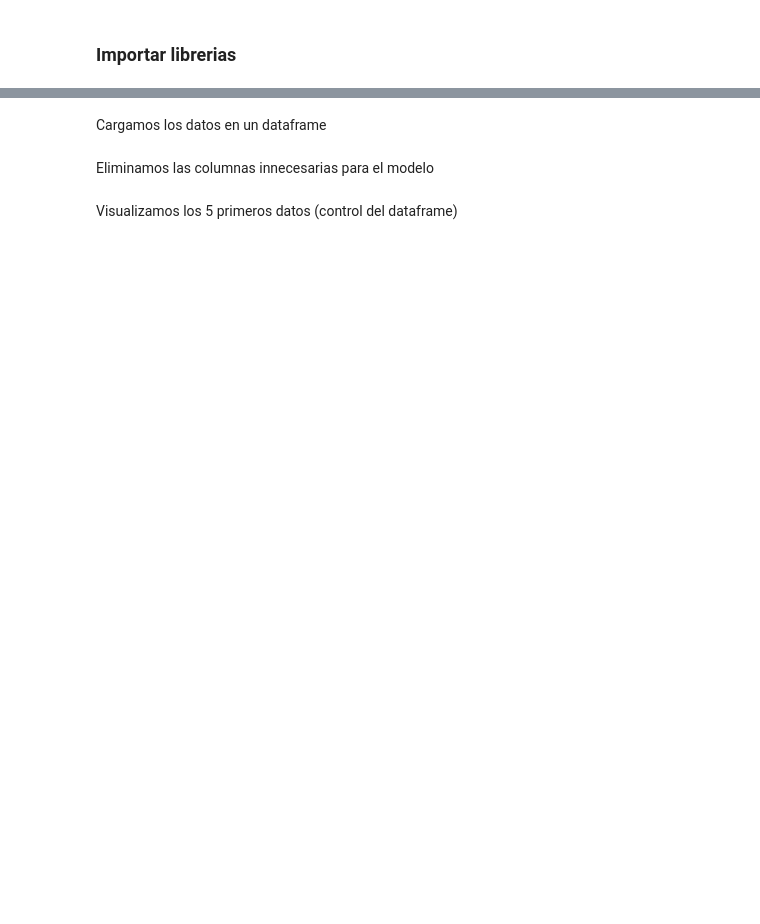
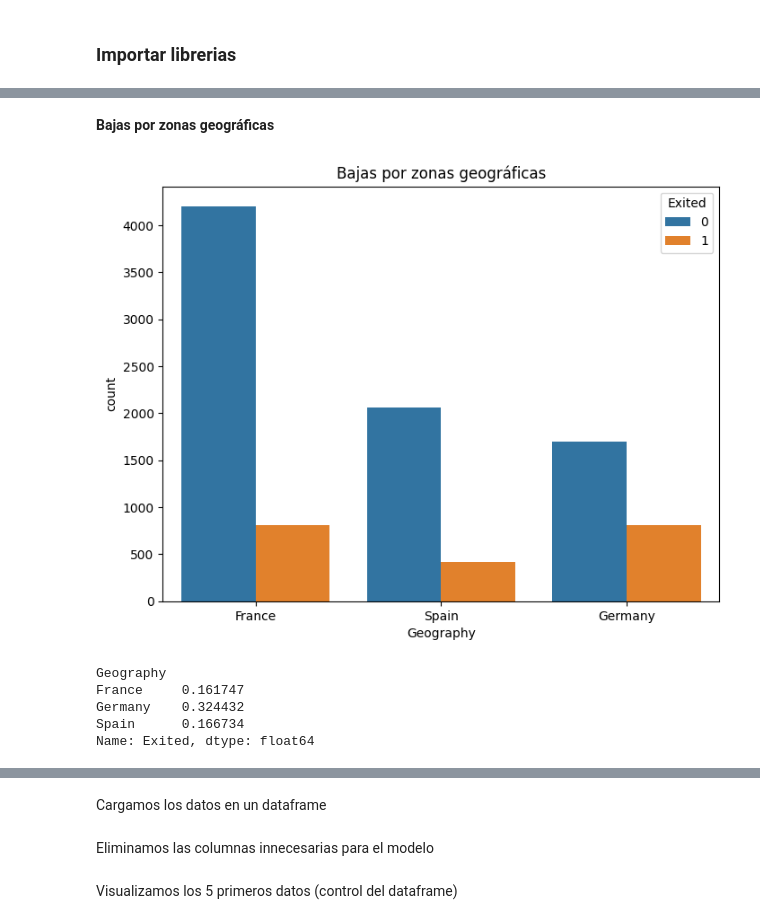
Before and after one commit to JordiPG05/Potafolio, a Jupyter notebook: Retención de cliente bancarios/Retención_de_clientes_bancarios.ipynb, the cells around one changed output, grey strips where cells are left out. Cells and saved outputs as stored; diff of their text form; code cells hidden in the pictures; blank space fills up the shorter version.

```diff
--- a/Retención de cliente bancarios/Retención_de_clientes_bancarios.ipynb
+++ b/Retención de cliente bancarios/Retención_de_clientes_bancarios.ipynb
@@ -35,0 +160,17 @@ La prevención de las bajas permite a las empresas desarrollar programas de fide
+# %% [markdown]
+**Bajas por zonas geográficas**
+# %%
+plt.figure(figsize=(8, 6))
+sns.countplot(x='Geography', hue='Exited', data=data)
+plt.title('Bajas por zonas geográficas')
+plt.show()
+
+churn_rate_geography = data.groupby('Geography')['Exited'].mean()
+print(churn_rate_geography)
+# %% [output]
+[figure, added]
+Geography
+France     0.161747
+Germany    0.324432
+Spain      0.166734
+Name: Exited, dtype: float64
```
Also changed, not shown: parts of 38 cells of this notebook.
